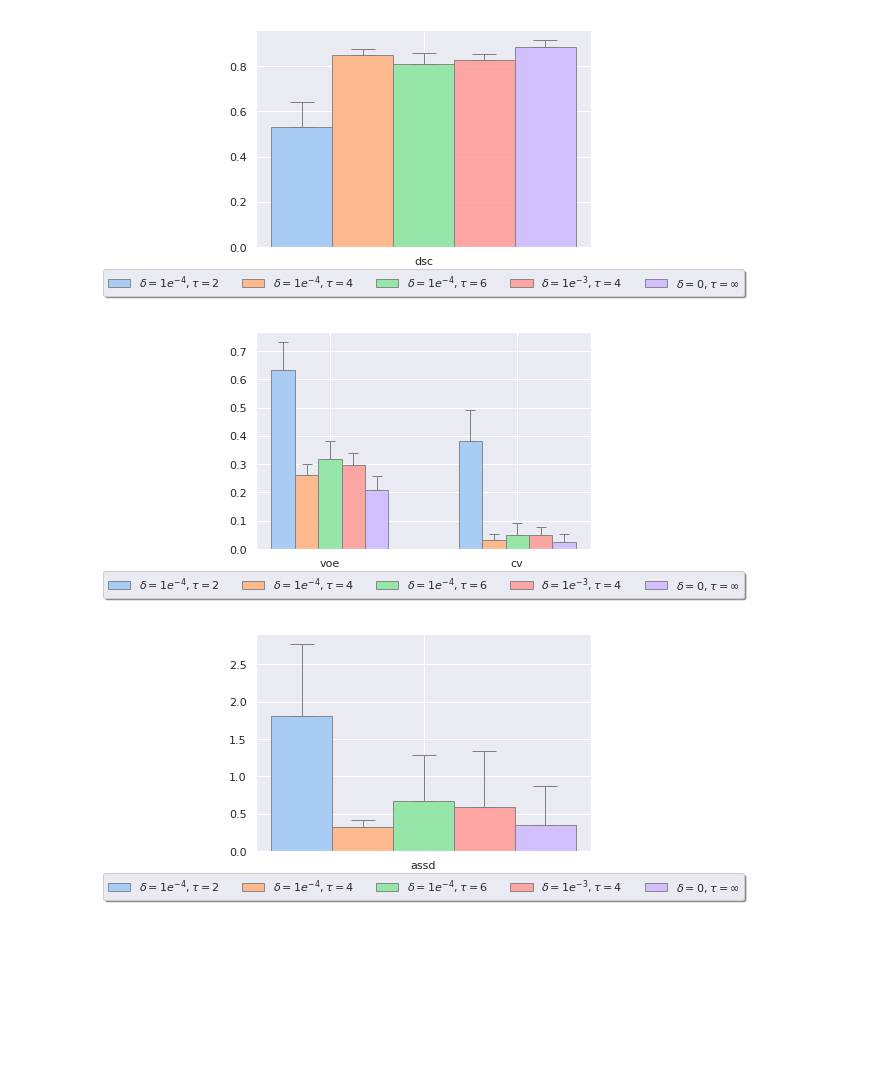
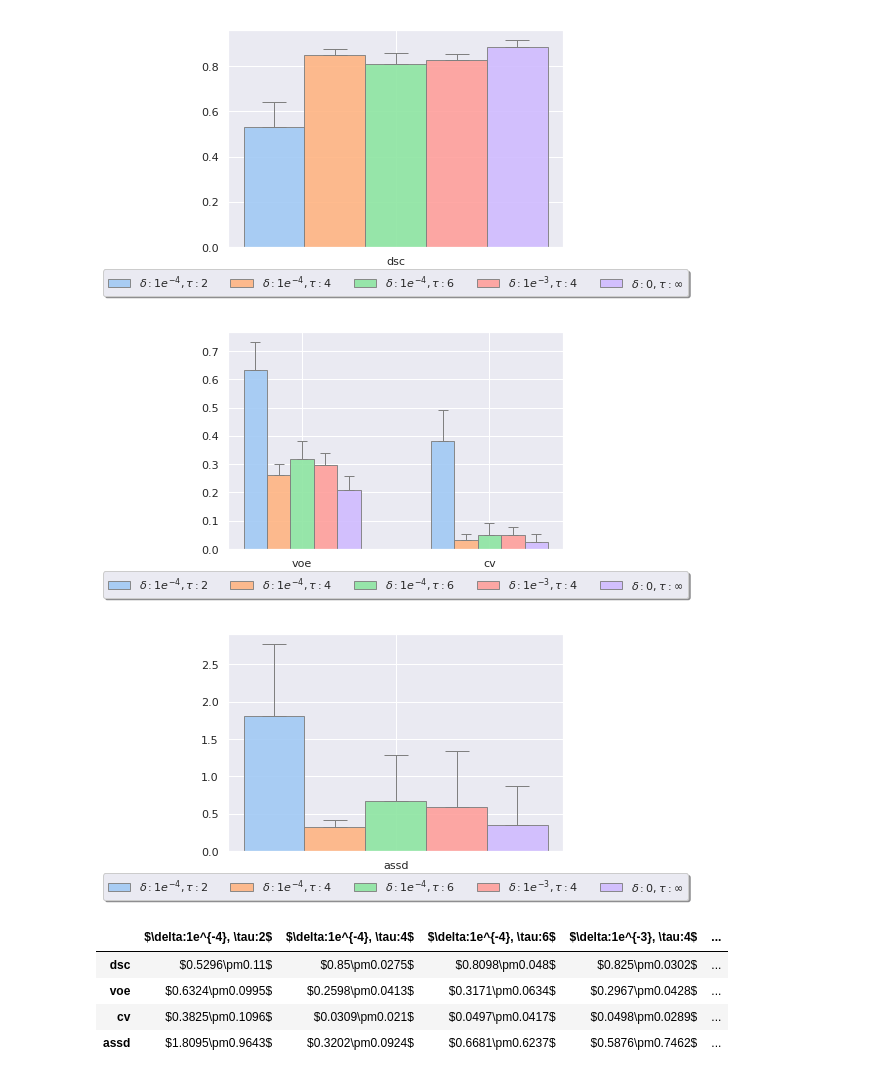
Before and after one commit to ad12/MedSegPy, a Jupyter notebook: analysis/early_stopping.ipynb, the cells around one changed output. Cells and saved outputs as stored; diff of their text form; code cells hidden in the pictures; blank space fills up the shorter version.

Commit message:
add disiplay for early stopping

```diff
--- a/analysis/early_stopping.ipynb
+++ b/analysis/early_stopping.ipynb
@@ -26,16 +26,18 @@ from analysis import analysis_funcs as af
 from analysis import stats
 from analysis import exp_filepaths
 import pandas as pd
+pd.set_option('display.max_colwidth', 50)
+pd.options.display.float_format = '{:,.4f}'.format
 # %%
-early_stopping_exps = {'$\delta=1e^{-4}, \\tau=2$': exp_filepaths.EARLY_STOPPING_2_1e4,
-                       '$\delta=1e^{-4}, \\tau=4$': exp_filepaths.EARLY_STOPPING_4_1e4,
-                       '$\delta=1e^{-4}, \\tau=6$': exp_filepaths.EARLY_STOPPING_6_1e4,
-                       '$\delta=1e^{-3}, \\tau=4$': exp_filepaths.EARLY_STOPPING_4_1e3,
+early_stopping_exps = {'$\delta:1e^{-4}, \\tau:2$': exp_filepaths.EARLY_STOPPING_2_1e4,
+                       '$\delta:1e^{-4}, \\tau:4$': exp_filepaths.EARLY_STOPPING_4_1e4,
+                       '$\delta:1e^{-4}, \\tau:6$': exp_filepaths.EARLY_STOPPING_6_1e4,
+                       '$\delta:1e^{-3}, \\tau:4$': exp_filepaths.EARLY_STOPPING_4_1e3,
                        #'d=1e-5, p=4': exp_filepaths.EARLY_STOPPING_4_1e5}
-                       '$\delta=0, \\tau=\\infty$': exp_filepaths.ARCH_UNET_RAW}
-ordered_keys = ['$\delta=1e^{-4}, \\tau=2$', '$\delta=1e^{-4}, \\tau=4$',
-                '$\delta=1e^{-4}, \\tau=6$', '$\delta=1e^{-3}, \\tau=4$',
-                '$\delta=0, \\tau=\infty$'] #, 'd=1e-5, p=4']
+                       '$\delta:0, \\tau:\\infty$': exp_filepaths.ARCH_UNET_RAW}
+ordered_keys = ['$\delta:1e^{-4}, \\tau:2$', '$\delta:1e^{-4}, \\tau:4$',
+                '$\delta:1e^{-4}, \\tau:6$', '$\delta:1e^{-3}, \\tau:4$',
+                '$\delta:0, \\tau:\infty$'] #, 'd=1e-5, p=4']
 cpal = sns.color_palette("muted", 8)
 # %%
 def linear_smoothing(vals, weight=0.6):
@@ -71,33 +73,48 @@ Text(0,0.5,'Validation Loss')
 # %%
 # plot validation losses
 def plot_metrics(metrics):
     count = 0
     t_mean = []
     t_error = []
 
     for m in metrics:
         m_mean = []
         m_error = []
         for k in ordered_keys:
             exp_filepath = early_stopping_exps[k]
             metrics_path = os.path.join(exp_filepath, 'metrics.dat')
             data = io_utils.load_pik(metrics_path)[m]
 
             m_mean.append(np.mean(data))
             m_error.append(np.std(data))
 
         t_mean.append(m_mean)
         t_error.append(m_error)
 
     exp_means = pd.DataFrame(t_mean, index=metrics, columns=ordered_keys)
     exp_stds = pd.DataFrame(t_error, index=metrics, columns=ordered_keys)
 
     af.display_bar_graph(exp_means, exp_stds)
 
-plot_metrics(['dsc'])
-plot_metrics(['voe', 'cv'])
-plot_metrics(['assd'])
+    df1 = exp_means.round(4).astype(str)
+    df2 = exp_stds.round(4).astype(str)
+
+    return '$'+df1 + '\pm' + df2 +'$'
+
+dfs = []
+dfs.append(plot_metrics(['dsc']))
+dfs.append(plot_metrics(['voe', 'cv']))
+dfs.append(plot_metrics(['assd']))
+
+df = pd.concat(dfs, axis=0)
+df.style.set_properties(**{'width': '300px'})
+display(df)
 # %% [output]
-[figure, old version]
+[figure, new version]
-[figure, old version]
+[figure, new version]
-[figure, old version]
+[figure, new version]
+|  | $\delta:1e^{-4}, \tau:2$ | $\delta:1e^{-4}, \tau:4$ | $\delta:1e^{-4}, \tau:6$ | $\delta:1e^{-3}, \tau:4$ | ... |
+| dsc | $0.5296\pm0.11$ | $0.85\pm0.0275$ | $0.8098\pm0.048$ | $0.825\pm0.0302$ | ... |
+| voe | $0.6324\pm0.0995$ | $0.2598\pm0.0413$ | $0.3171\pm0.0634$ | $0.2967\pm0.0428$ | ... |
+| cv | $0.3825\pm0.1096$ | $0.0309\pm0.021$ | $0.0497\pm0.0417$ | $0.0498\pm0.0289$ | ... |
+| assd | $1.8095\pm0.9643$ | $0.3202\pm0.0924$ | $0.6681\pm0.6237$ | $0.5876\pm0.7462$ | ... |
```
Also changed, not shown: parts of 1 cell of this notebook.
